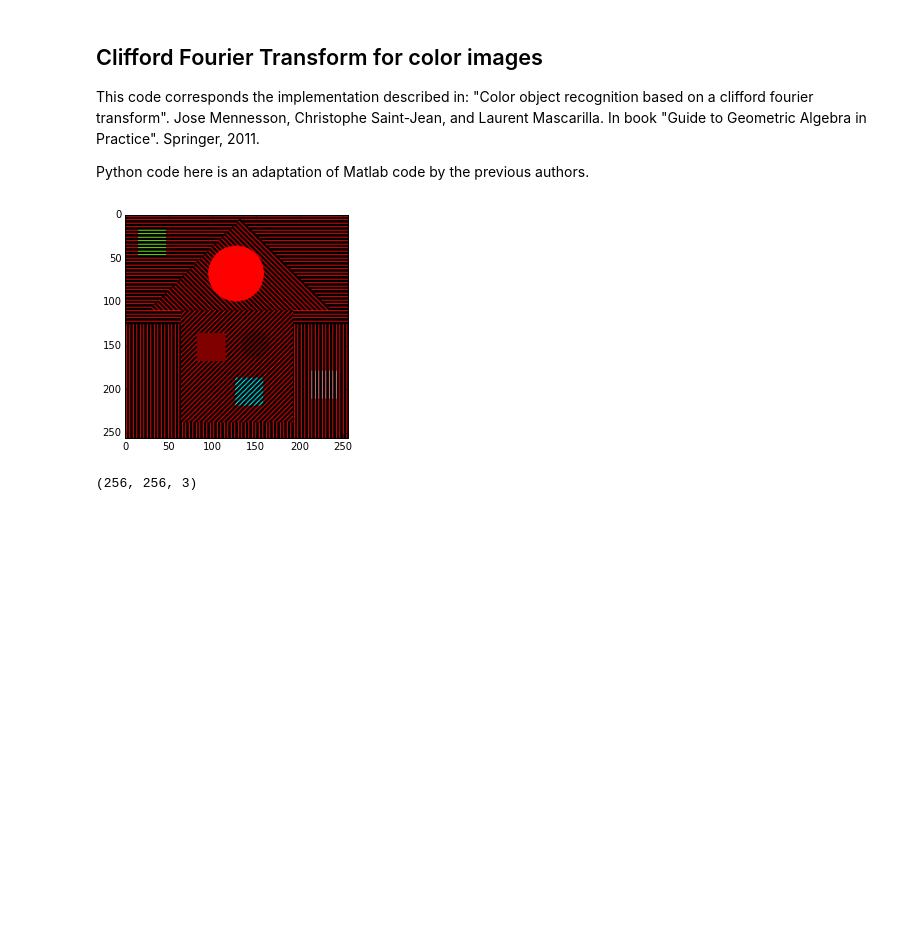
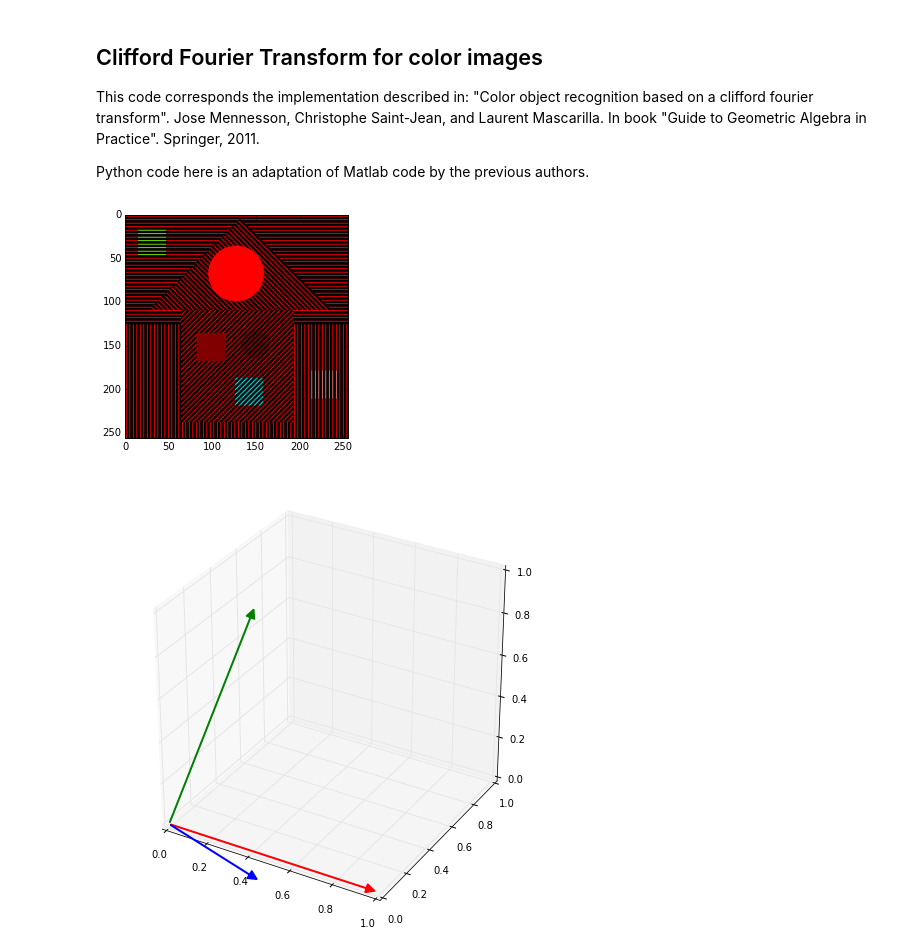
Before and after one commit to christophesaintjean/christophesaintjean.github.io, a Jupyter notebook: Python/CFFT.ipynb, the cells around one changed output. Drawn from its saved outputs; the diff is of its cells as text; code cells hidden in the pictures; blank space fills up the shorter version.

```diff
--- a/Python/CFFT.ipynb
+++ b/Python/CFFT.ipynb
@@ -32,13 +26,11 @@ import matplotlib.pyplot as plt
 urls =['https://hal.archives-ouvertes.fr/hal-00332912v2/file/Fhouse_color.png',
        'http://www.cs.cmu.edu/~chuck/lennapg/lena_std.tif']
 # just to open image from url
-image = image_from_url(urls[0])[:,:,0:3]/255.
+image = image_from_url(urls[0])[:,:,:3]/255.
 plt.imshow(image)
 plt.show()
-print image.shape
 # %% [output]
 [figure]
-(256, 256, 3)
 # %%
 import numpy as np
 
@@ -99,0 +54,30 @@ def icfft2(image, c, reconstruction = False):
+# %%
+from mpl_toolkits.mplot3d import Axes3D
+from matplotlib.patches import FancyArrowPatch
+from mpl_toolkits.mplot3d import proj3d
+
+class Arrow3D(FancyArrowPatch):
+    def __init__(self, xs, ys, zs, *args, **kwargs):
+        FancyArrowPatch.__init__(self, (0,0), (0,0), *args, **kwargs)
+        self._verts3d = xs, ys, zs
+
+    def draw(self, renderer):
+        xs3d, ys3d, zs3d = self._verts3d
+        xs, ys, zs = proj3d.proj_transform(xs3d, ys3d, zs3d, renderer.M)
+        self.set_positions((xs[0],ys[0]),(xs[1],ys[1]))
+        FancyArrowPatch.draw(self, renderer)
+
+B = get_basis(np.array([1.,0,0]))
+fig = plt.figure(figsize = (10, 8))
+ax = fig.gca(projection='3d')
+ax.set_aspect("equal")
+a = Arrow3D([0, B[0][0]], [0, B[0][1]], [0, B[0][2]] , mutation_scale=20, lw=2, arrowstyle="-|>", color="r")
+ax.add_artist(a)
+a = Arrow3D([0, B[2][0]], [0, B[2][1]], [0, B[2][2]] , mutation_scale=20, lw=2, arrowstyle="-|>", color="g")
+ax.add_artist(a)
+a = Arrow3D([0, B[3][0]], [0, B[3][1]], [0, B[3][2]] , mutation_scale=20, lw=2, arrowstyle="-|>", color="b")
+ax.add_artist(a)
+plt.draw()
+plt.show()
+# %% [output]
+[figure, added]
```
Also changed, not shown: parts of 6 cells of this notebook.
